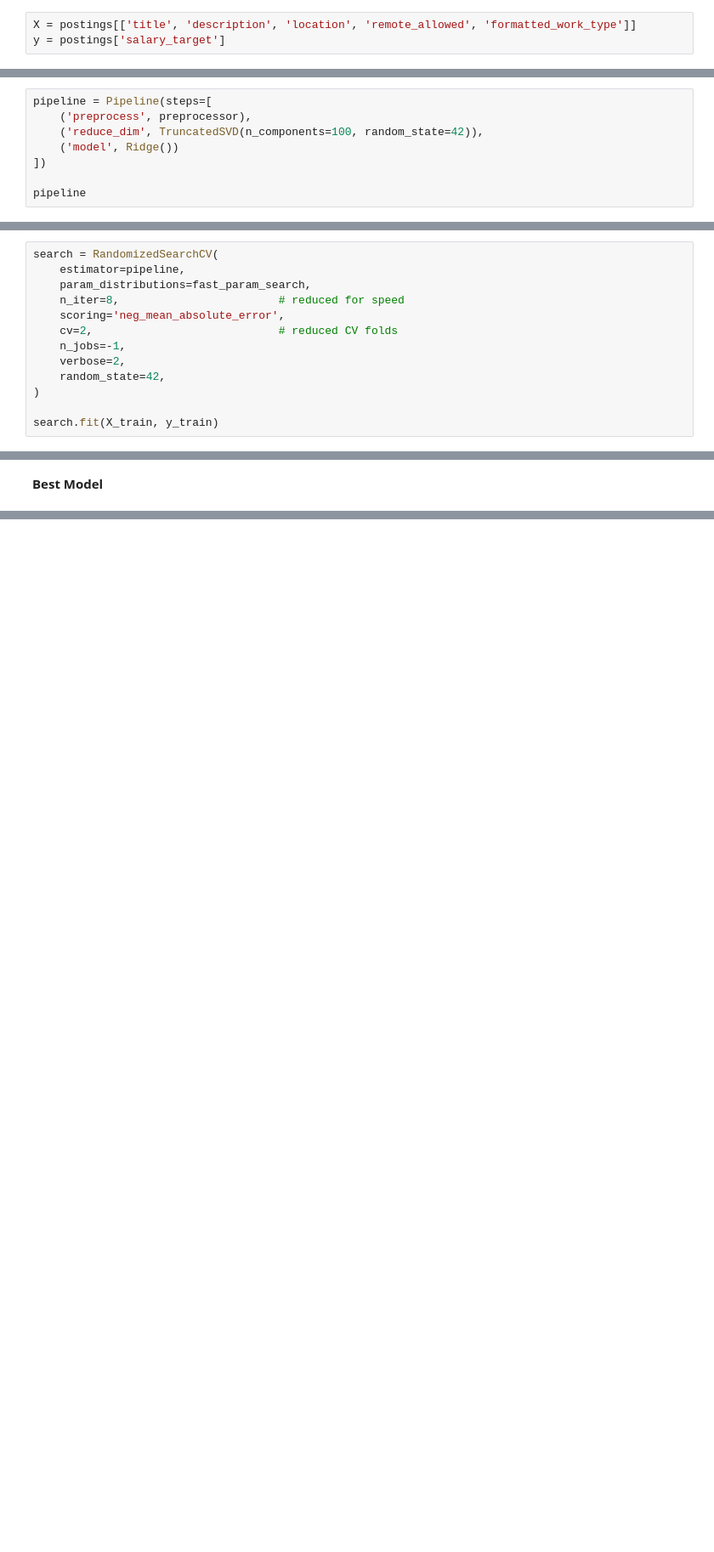
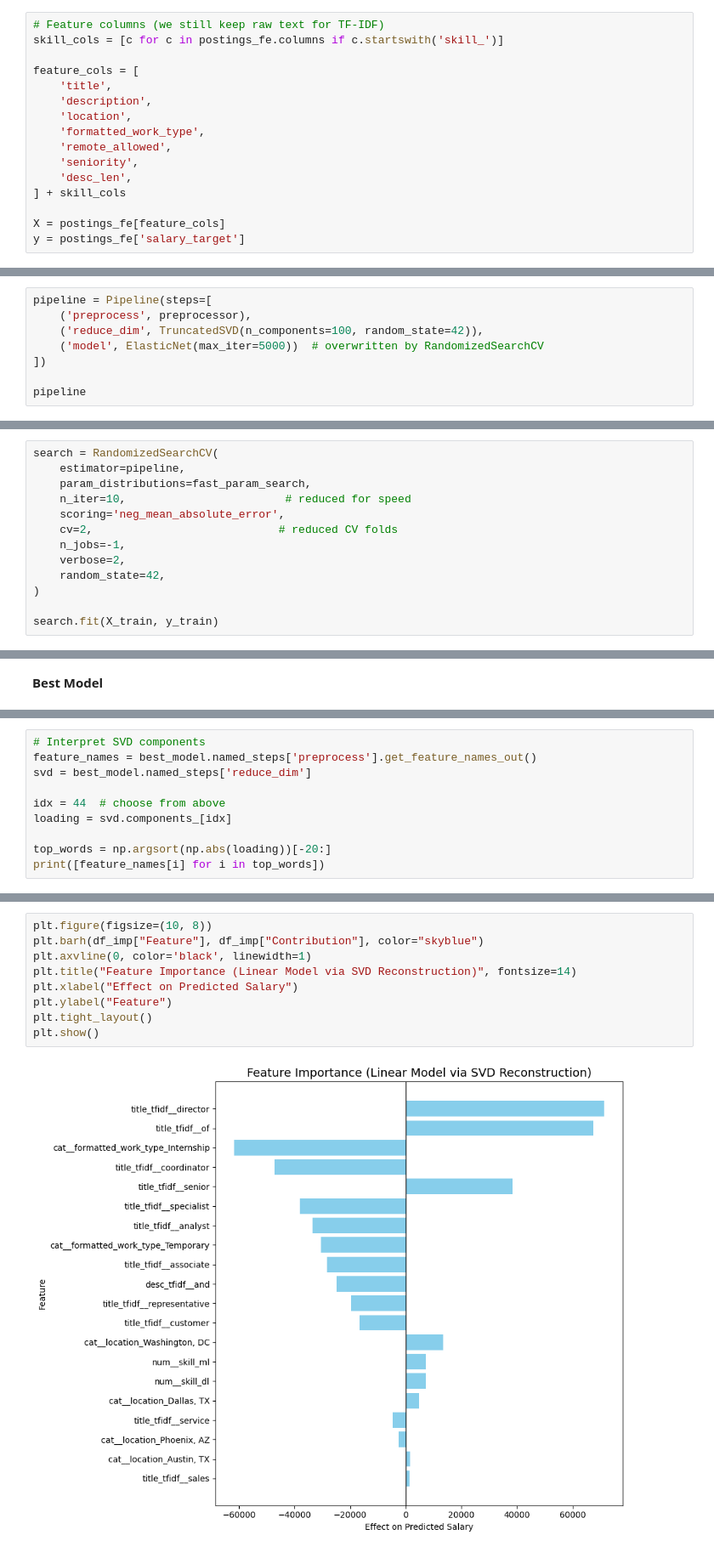
Before and after one commit to masonralls/linkedin_job_postings_NLP, a Jupyter notebook: linkedin_job_posting/notebooks/nlp_model_fast.ipynb, the cells around one changed output, grey strips where cells are left out. Shown at 85% size. Cells and saved outputs as stored; diff of their text form; blank space fills up the shorter version.

```diff
--- a/linkedin_job_posting/notebooks/nlp_model_fast.ipynb
+++ b/linkedin_job_posting/notebooks/nlp_model_fast.ipynb
@@ -127,8 +216,21 @@ See the caveats in the documentation: https://pandas.pydata.org/pandas-docs/stab
 # %% [markdown]
 **Feature set**
 # %%
-X = postings[['title', 'description', 'location', 'remote_allowed', 'formatted_work_type']]
-y = postings['salary_target']
+# Feature columns (we still keep raw text for TF-IDF)
+skill_cols = [c for c in postings_fe.columns if c.startswith('skill_')]
+
+feature_cols = [
+    'title',
+    'description',
+    'location',
+    'formatted_work_type',
+    'remote_allowed',
+    'seniority',
+    'desc_len',
+] + skill_cols
+
+X = postings_fe[feature_cols]
+y = postings_fe['salary_target']
 # %% [markdown]
 **Train test split**
 # %%
@@ -156,7 +272,7 @@ preprocessor = ColumnTransformer(
 pipeline = Pipeline(steps=[
     ('preprocess', preprocessor),
     ('reduce_dim', TruncatedSVD(n_components=100, random_state=42)),
-    ('model', Ridge())
+    ('model', ElasticNet(max_iter=5000))  # overwritten by RandomizedSearchCV
 ])
 
 pipeline
@@ -218,7 +337,7 @@ fast_param_search = [
 search = RandomizedSearchCV(
     estimator=pipeline,
     param_distributions=fast_param_search,
-    n_iter=8,                        # reduced for speed
+    n_iter=10,                        # reduced for speed
     scoring='neg_mean_absolute_error',
     cv=2,                            # reduced CV folds
     n_jobs=-1,
@@ -250,0 +416,10 @@ print(f"Test R²:   {r2:.3f}")
+# %%
+# Interpret SVD components
+feature_names = best_model.named_steps['preprocess'].get_feature_names_out()
+svd = best_model.named_steps['reduce_dim']
+
+idx = 44  # choose from above
+loading = svd.components_[idx]
+
+top_words = np.argsort(np.abs(loading))[-20:]
+print([feature_names[i] for i in top_words])
@@ -250,0 +521,11 @@ print(f"Test R²:   {r2:.3f}")
+# %%
+plt.figure(figsize=(10, 8))
+plt.barh(df_imp["Feature"], df_imp["Contribution"], color="skyblue")
+plt.axvline(0, color='black', linewidth=1)
+plt.title("Feature Importance (Linear Model via SVD Reconstruction)", fontsize=14)
+plt.xlabel("Effect on Predicted Salary")
+plt.ylabel("Feature")
+plt.tight_layout()
+plt.show()
+# %% [output]
+[figure, added]
```
Also changed, not shown: parts of 21 cells of this notebook.
